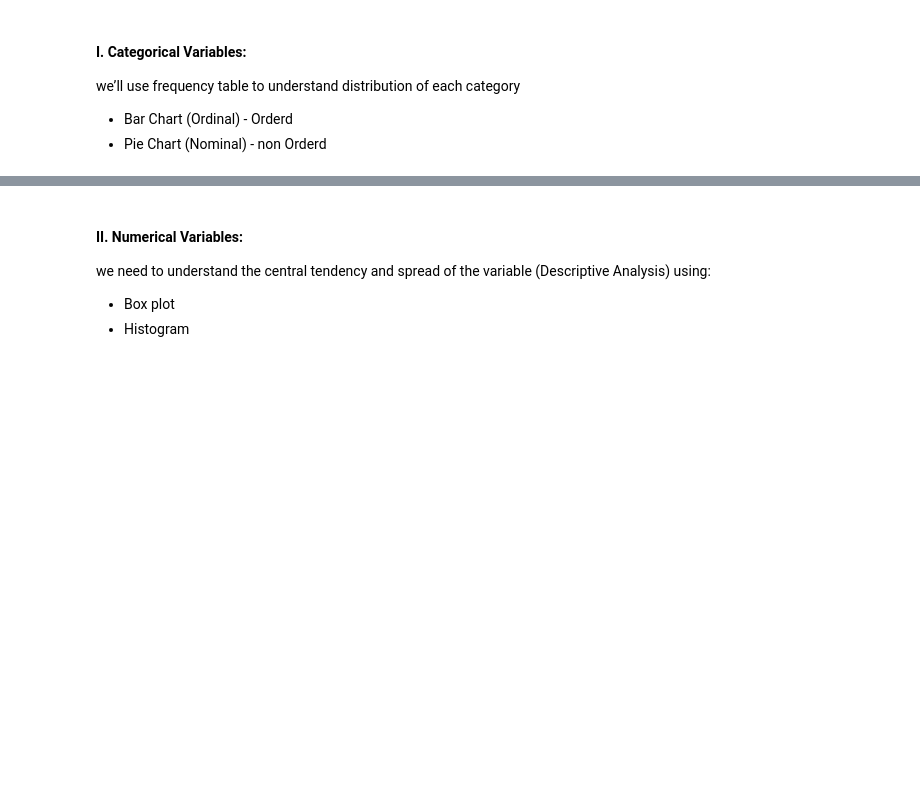
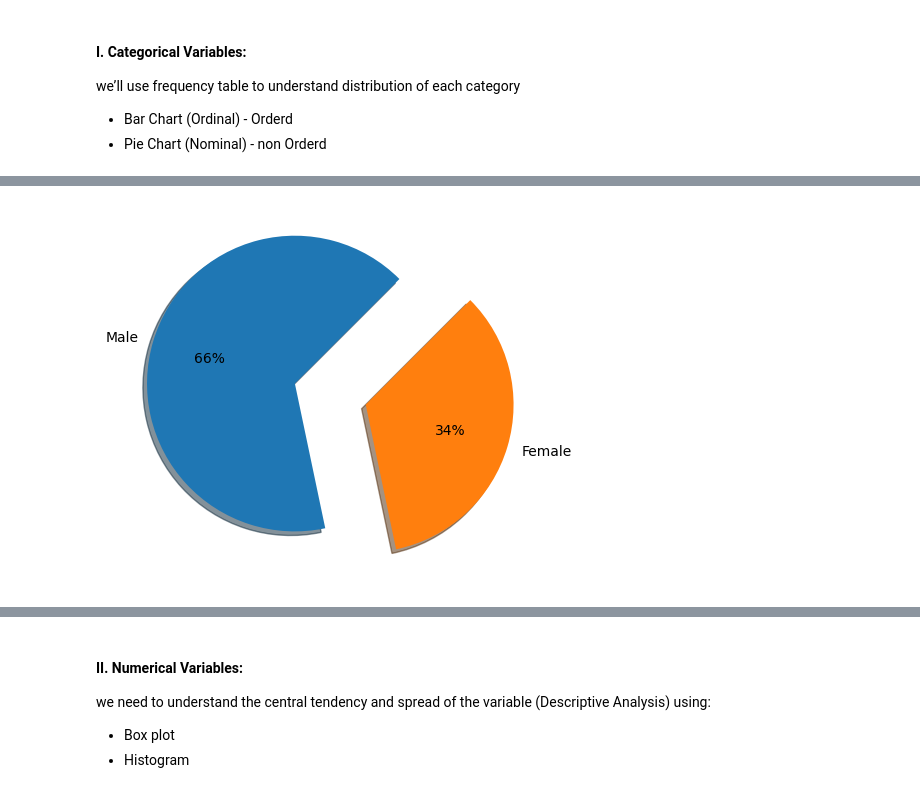
Before and after one commit to arwaalkhathlan/Riyadh-Marathon-EDA-Usecase-1, a Jupyter notebook: 4-EDA explain - usecase1.ipynb, the cells around one changed output, grey strips where cells are left out. Drawn from its saved outputs; the diff is of its cells as text; code cells hidden in the pictures; blank space fills up the shorter version.

```diff
--- a/4-EDA explain - usecase1.ipynb
+++ b/4-EDA explain - usecase1.ipynb
@@ -935,11 +963,14 @@ counts_gender.values
 # %%
 plt.pie(x=counts_gender.values,
         labels=counts_gender.index,
-        startangle=90,
+        autopct='%1.0f%%',
+        startangle=45,
         shadow=True,
-        explode = [0.3,0.2]
+         explode = [0.3,0.2]
        )
 plt.show()
+# %% [output]
+[figure, added]
 # %%
 distance_counts = marathon_df["Distance"].value_counts()
 distance_counts
```
Also changed, not shown: parts of 22 cells of this notebook.
